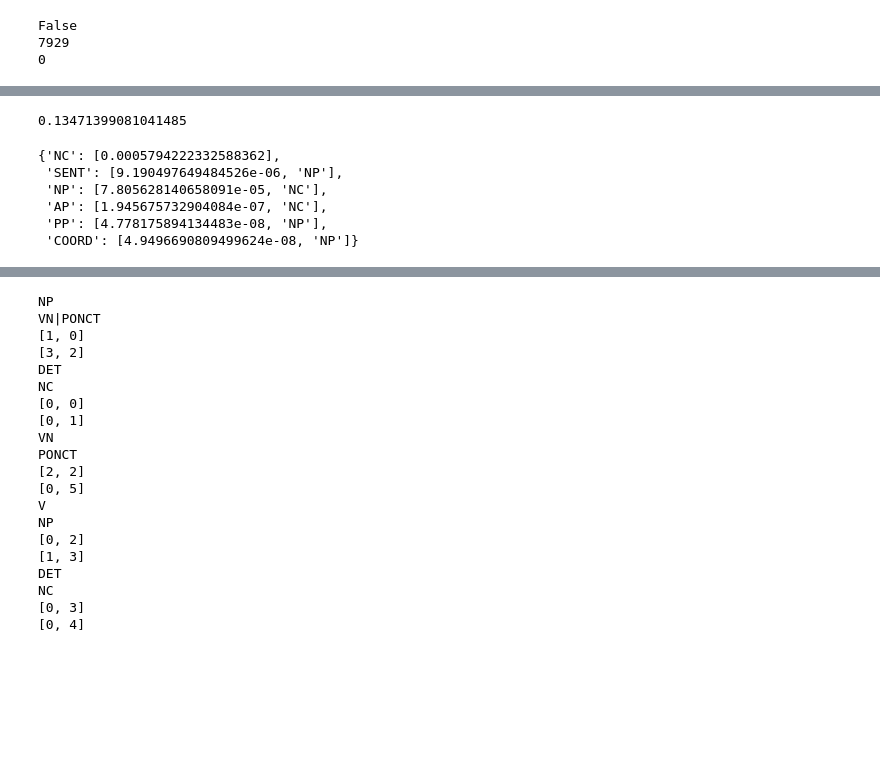
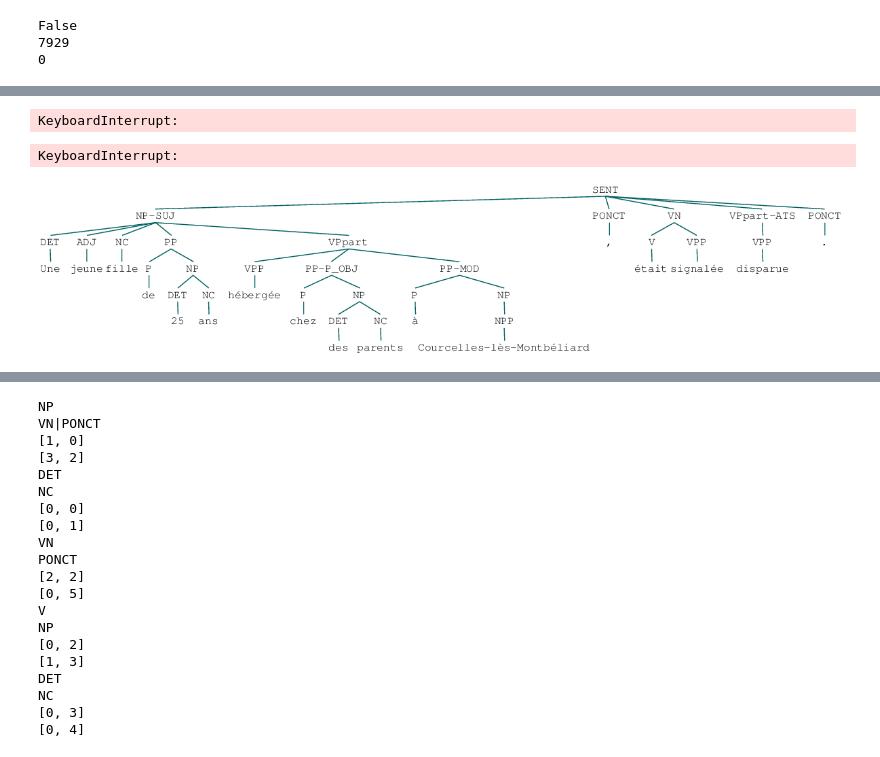
Before and after one commit to nathangrinsztajn/CYK_parser, a Jupyter notebook: notebook.ipynb, the cells around one changed output, grey strips where cells are left out. Drawn from its saved outputs; the diff is of its cells as text; code cells hidden in the pictures; blank space fills up the shorter version.

```diff
--- a/notebook.ipynb
+++ b/notebook.ipynb
@@ -117,7 +117,7 @@ def normalize_grammar(g):
 #fill the path
 filepath = '/Users/anneabeille/Documents/MVA/Speech/parser/sequoia-corpus+fct.mrg_strict'
 
-with open(filepath) as input_file:
+with open(filepath, encoding='utf-8') as input_file:
     lines=input_file.readlines()
     train = lines[int(len(lines)*0.1):int(len(lines)*0.9)]
     test = lines[int(len(lines)*0.9):]
@@ -303,15 +329,0 @@ grammar_inv[('NC',)]
-# %%
-grammar['NP'][('NC',)]
-# %% [output]
-0.13471399081041485
-# %%
-dic = {'NC': [0.0005794222332588362]}
-add_every_unary(dic)
-dic
-# %% [output]
-{'NC': [0.0005794222332588362],
- 'SENT': [9.190497649484526e-06, 'NP'],
- 'NP': [7.805628140658091e-05, 'NC'],
- 'AP': [1.945675732904084e-07, 'NC'],
- 'PP': [4.778175894134483e-08, 'NP'],
- 'COORD': [4.9496690809499624e-08, 'NP']}
@@ -317,0 +334,12 @@ dic
+# %%
+t2.draw()
+# %% [output]
+KeyboardInterrupt:
+# %%
+debinarize(tree_from_sentence(bracket_to_list(s2))).draw()
+# %% [output]
+KeyboardInterrupt:
+# %%
+Tree.fromstring(train[68][2:-2])
+# %% [output]
+[figure, added]
```
Also changed, not shown: parts of 63 cells of this notebook, 1 other file.
